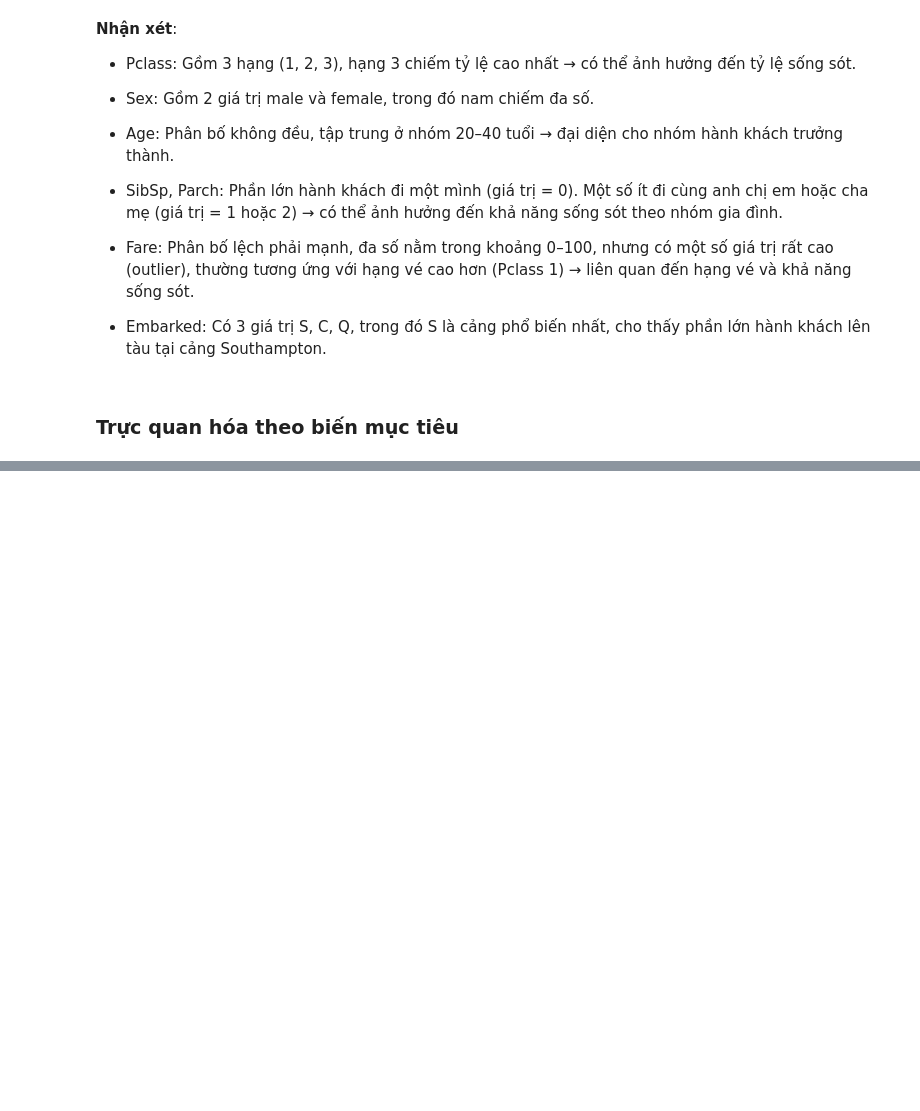
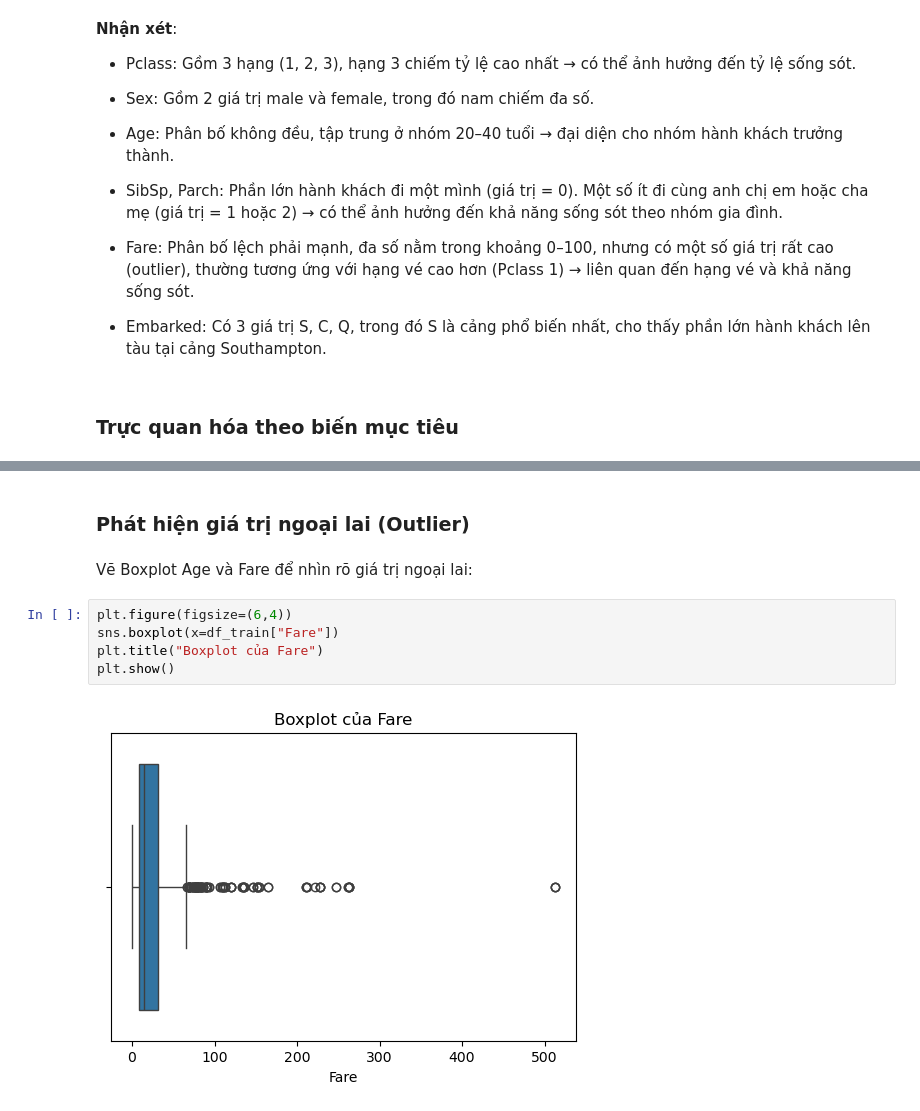
Before and after one commit to bibo0610/sgu25_ml_group, a Jupyter notebook: eda/eda01.ipynb, the cells around one changed output, grey strips where cells are left out. Saved outputs shown, nothing was run; the diff lists cells and outputs as text; blank space fills up the shorter version.

Commit message:
Outlier

```diff
--- a/eda/eda01.ipynb
+++ b/eda/eda01.ipynb
@@ -335,0 +349,11 @@ for cols in categorical_cols:
+# %% [markdown]
+### Phát hiện giá trị ngoại lai (Outlier)
+# %% [markdown]
+Vẽ Boxplot Age và Fare để nhìn rõ giá trị ngoại lai:
+# %%
+plt.figure(figsize=(6,4))
+sns.boxplot(x=df_train["Fare"])
+plt.title("Boxplot của Fare")
+plt.show()
+# %% [output]
+[figure, added]
```
Also changed, not shown: parts of 17 cells of this notebook.
